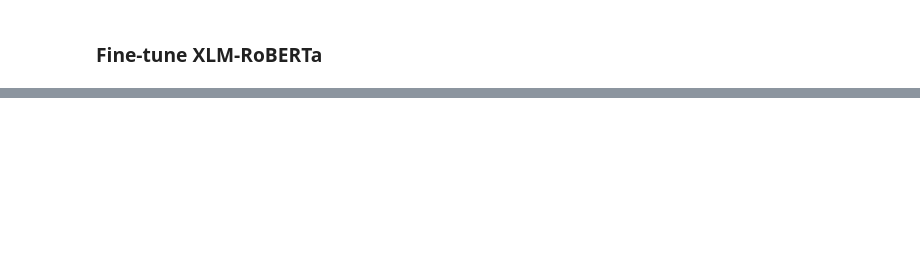
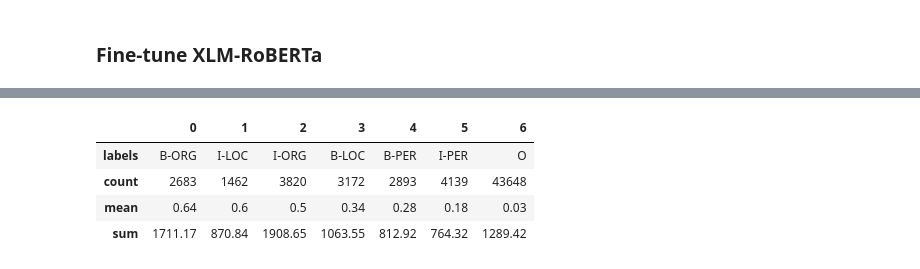
Before and after one commit to triet1102/transformers-NLP, a Jupyter notebook: mNER/mNER.ipynb, the cells around one changed output, grey strips where cells are left out. Saved outputs shown, nothing was run; the diff lists cells and outputs as text; code cells hidden in the pictures; blank space fills up the shorter version.

```diff
--- a/mNER/mNER.ipynb
+++ b/mNER/mNER.ipynb
@@ -305,0 +380,15 @@ trainer.train()
+# %%
+(df_tokens.groupby("labels")[["loss"]]
+ .agg(["count", "mean", "sum"])
+ .droplevel(level=0, axis=1)
+ .sort_values(by="mean", ascending=False)
+ .reset_index()
+ .round(2)
+ .T
+)
+# %% [output]
+|  | 0 | 1 | 2 | 3 | 4 | 5 | 6 |
+| labels | B-ORG | I-LOC | I-ORG | B-LOC | B-PER | I-PER | O |
+| count | 2683 | 1462 | 3820 | 3172 | 2893 | 4139 | 43648 |
+| mean | 0.64 | 0.6 | 0.5 | 0.34 | 0.28 | 0.18 | 0.03 |
+| sum | 1711.17 | 870.84 | 1908.65 | 1063.55 | 812.92 | 764.32 | 1289.42 |
```
Also changed, not shown: parts of 20 cells of this notebook.
